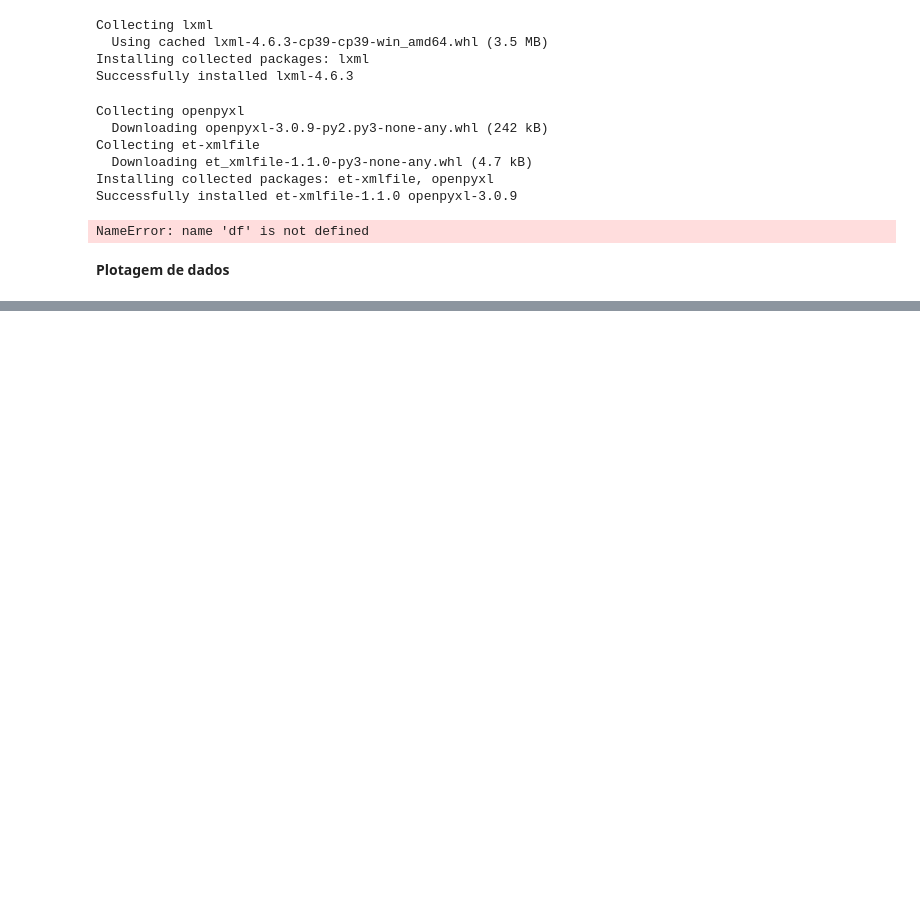
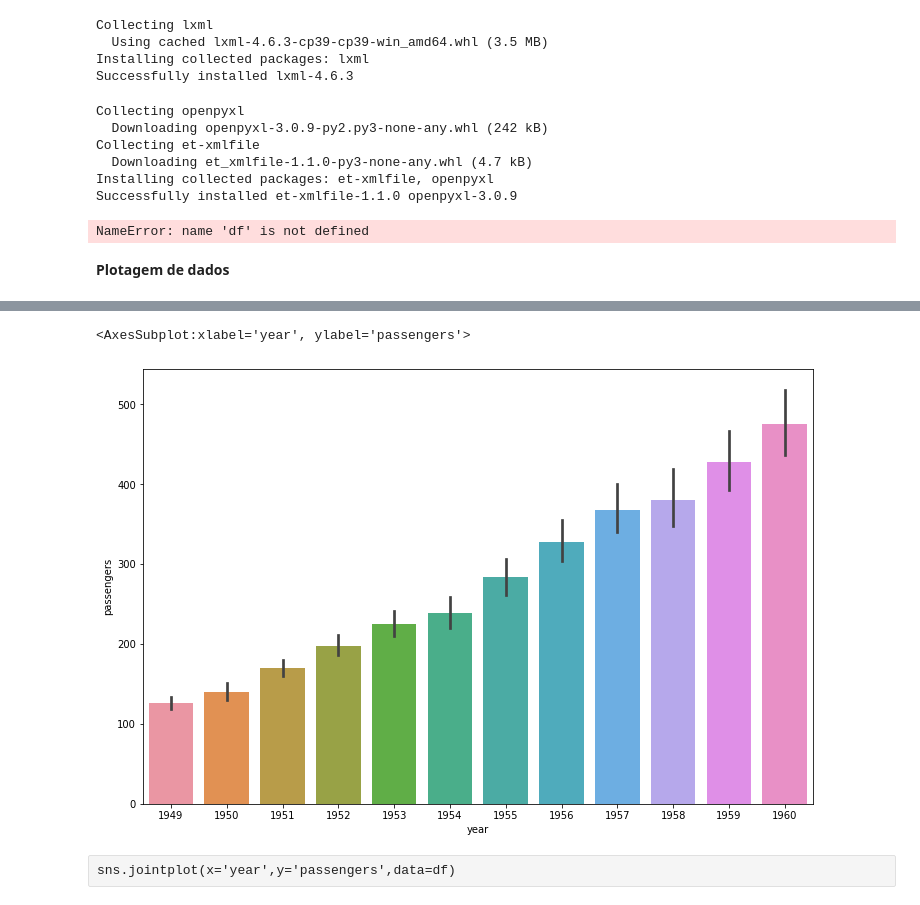
Before and after one commit to heliogald/Projeto-Python-Data-Science-and-Machine-Learning, a Jupyter notebook: jupyter/Untitled.ipynb, the cells around one changed output, grey strips where cells are left out. Saved outputs shown, nothing was run; the diff lists cells and outputs as text; code cells hidden in the pictures; blank space fills up the shorter version.

```diff
--- a/jupyter/Untitled.ipynb
+++ b/jupyter/Untitled.ipynb
@@ -510,0 +628,8 @@ NameError: name 'df' is not defined
+# %%
+plt.figure(figsize=(12,8))
+sns.barplot(x='year', y='passengers',data=df)
+# %% [output]
+<AxesSubplot:xlabel='year', ylabel='passengers'>
+[figure, added]
+# %% [raw]
+sns.jointplot(x='year',y='passengers',data=df)
```
Also changed, not shown: parts of 22 cells of this notebook, 10 other files.
